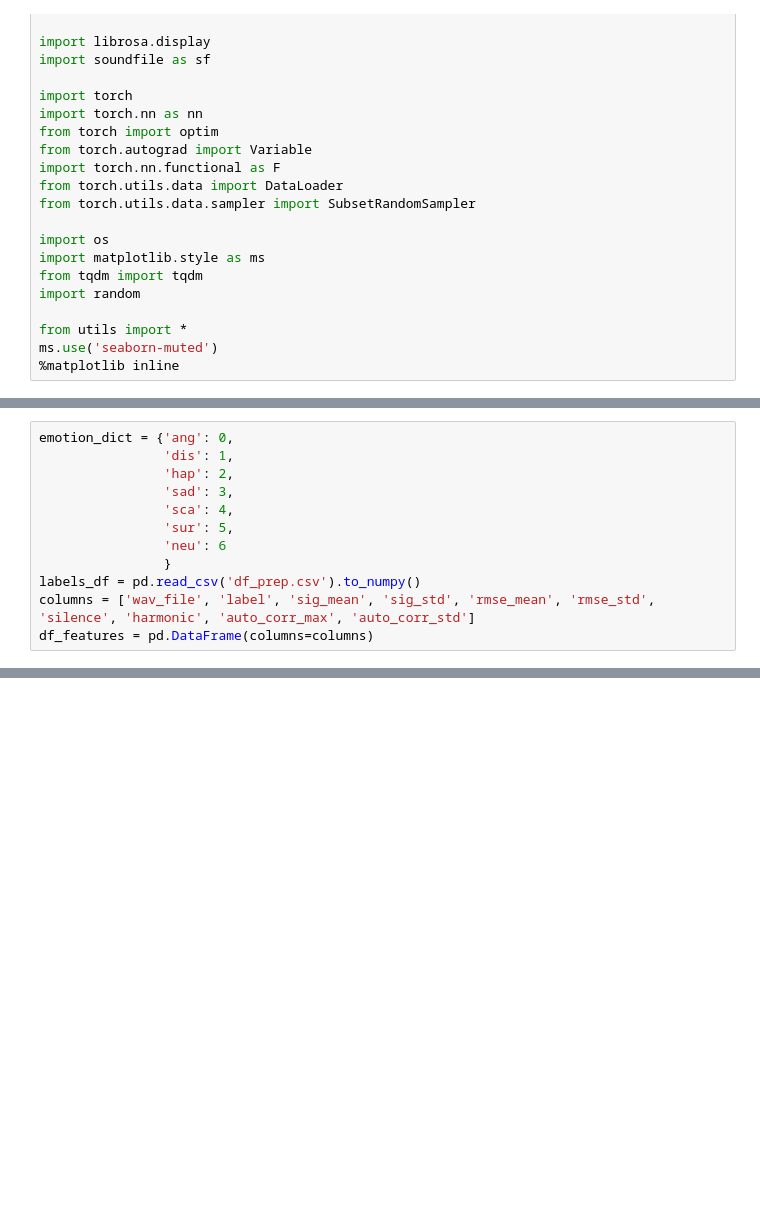
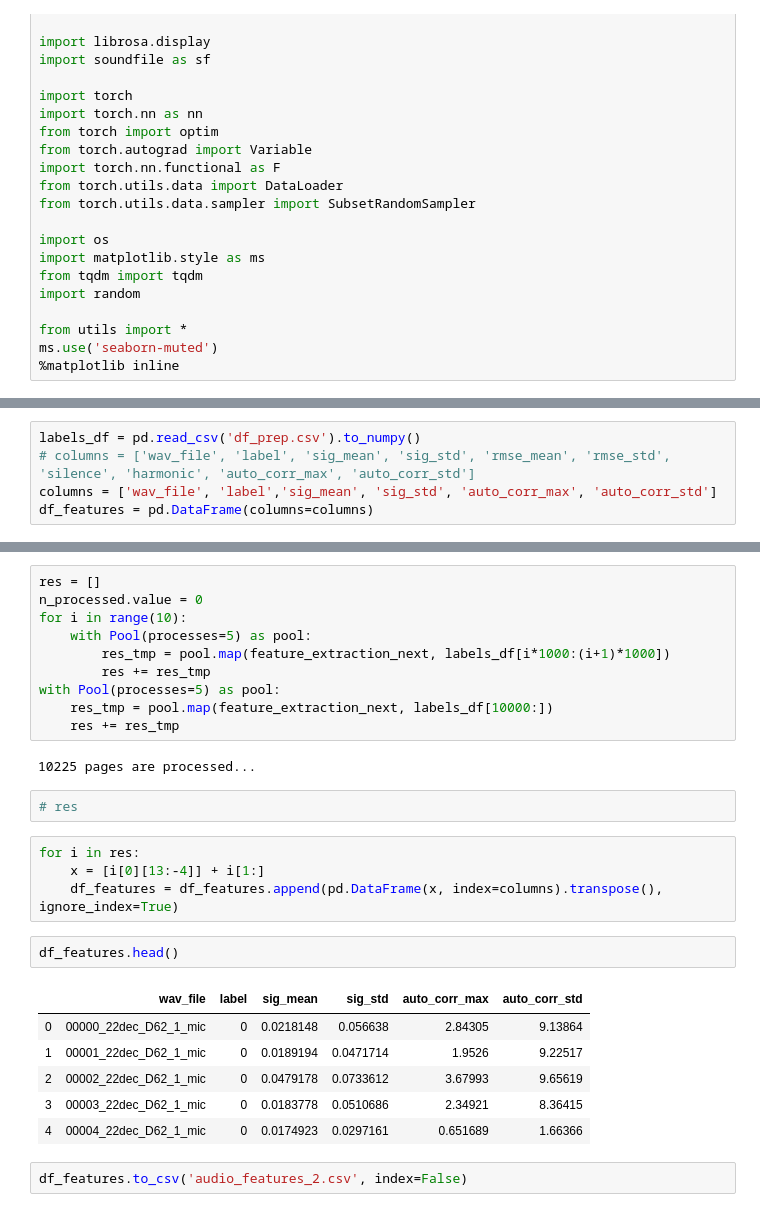
Before and after one commit to Mr-Patty/bimodal-emotion-recognition, a Jupyter notebook: experiment.ipynb, the cells around one changed output, grey strips where cells are left out. Cells and saved outputs as stored; diff of their text form; blank space fills up the shorter version.

```diff
--- a/experiment.ipynb
+++ b/experiment.ipynb
@@ -56,12 +160,5 @@ ms.use('seaborn-muted')
 # %%
-emotion_dict = {'ang': 0,
-                'dis': 1,
-                'hap': 2,
-                'sad': 3,
-                'sca': 4,
-                'sur': 5,
-                'neu': 6
-                }
 labels_df = pd.read_csv('df_prep.csv').to_numpy()
-columns = ['wav_file', 'label', 'sig_mean', 'sig_std', 'rmse_mean', 'rmse_std', 'silence', 'harmonic', 'auto_corr_max', 'auto_corr_std']
+# columns = ['wav_file', 'label', 'sig_mean', 'sig_std', 'rmse_mean', 'rmse_std', 'silence', 'harmonic', 'auto_corr_max', 'auto_corr_std']
+columns = ['wav_file', 'label','sig_mean', 'sig_std', 'auto_corr_max', 'auto_corr_std']
 df_features = pd.DataFrame(columns=columns)
@@ -114,0 +165,29 @@ df_features.to_csv('audio_features.csv', index=False)
+# %%
+res = []
+n_processed.value = 0
+for i in range(10):
+    with Pool(processes=5) as pool:
+        res_tmp = pool.map(feature_extraction_next, labels_df[i*1000:(i+1)*1000])
+        res += res_tmp
+with Pool(processes=5) as pool:
+    res_tmp = pool.map(feature_extraction_next, labels_df[10000:])
+    res += res_tmp
+# %% [output]
+10225 pages are processed...
+# %%
+# res
+# %%
+for i in res:
+    x = [i[0][13:-4]] + i[1:]
+    df_features = df_features.append(pd.DataFrame(x, index=columns).transpose(), ignore_index=True)
+# %%
+df_features.head()
+# %% [output]
+|  | wav_file | label | sig_mean | sig_std | auto_corr_max | auto_corr_std |
+| 0 | 00000_22dec_D62_1_mic | 0 | 0.0218148 | 0.056638 | 2.84305 | 9.13864 |
+| 1 | 00001_22dec_D62_1_mic | 0 | 0.0189194 | 0.0471714 | 1.9526 | 9.22517 |
+| 2 | 00002_22dec_D62_1_mic | 0 | 0.0479178 | 0.0733612 | 3.67993 | 9.65619 |
+| 3 | 00003_22dec_D62_1_mic | 0 | 0.0183778 | 0.0510686 | 2.34921 | 8.36415 |
+| 4 | 00004_22dec_D62_1_mic | 0 | 0.0174923 | 0.0297161 | 0.651689 | 1.66366 |
+# %%
+df_features.to_csv('audio_features_2.csv', index=False)
```
Also changed, not shown: parts of 10 cells of this notebook.
